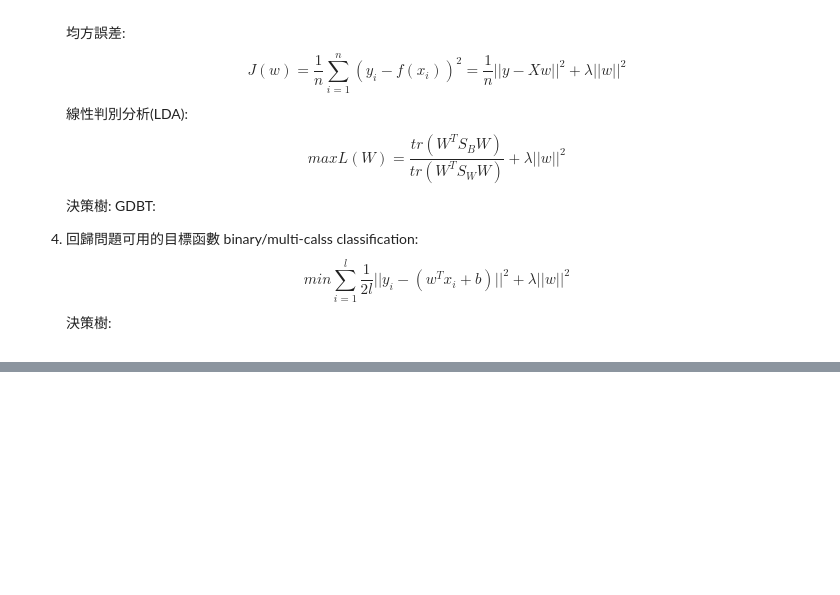
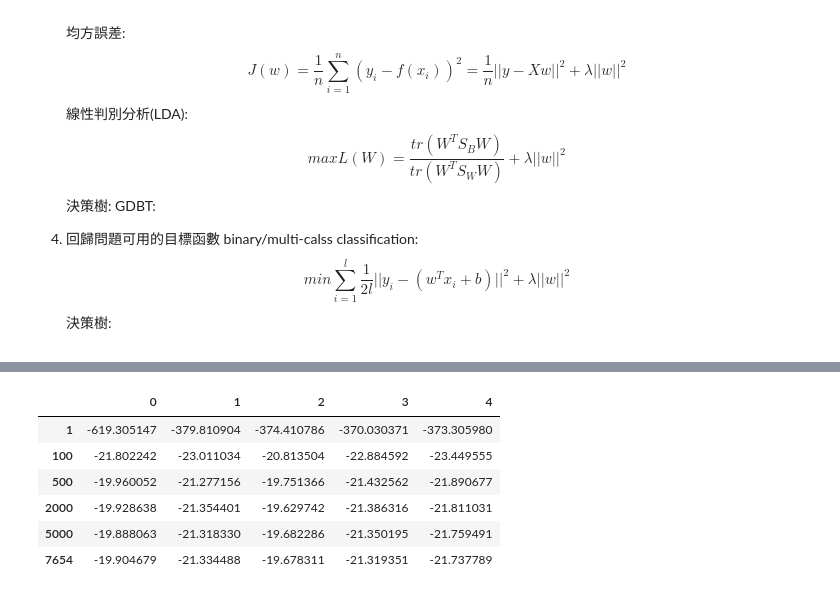
Before and after one commit to buc1107/ML100-Days, a Jupyter notebook: Homework/Day_033_HW.ipynb, the cells around one changed output, grey strips where cells are left out. Cells and saved outputs as stored; diff of their text form; code cells hidden in the pictures; blank space fills up the shorter version.

```diff
--- a/Homework/Day_033_HW.ipynb
+++ b/Homework/Day_033_HW.ipynb
@@ -41,0 +112,11 @@ ANS: The generalization ability of an algorithm to correctly estimate the answer
+# %%
+pd_valid_score = pd.DataFrame(data=validation_scores, index=train_sizes)
+pd_valid_score
+# %% [output]
+|  | 0 | 1 | 2 | 3 | 4 |
+| 1 | -619.305147 | -379.810904 | -374.410786 | -370.030371 | -373.305980 |
+| 100 | -21.802242 | -23.011034 | -20.813504 | -22.884592 | -23.449555 |
+| 500 | -19.960052 | -21.277156 | -19.751366 | -21.432562 | -21.890677 |
+| 2000 | -19.928638 | -21.354401 | -19.629742 | -21.386316 | -21.811031 |
+| 5000 | -19.888063 | -21.318330 | -19.682286 | -21.350195 | -21.759491 |
+| 7654 | -19.904679 | -21.334488 | -19.678311 | -21.319351 | -21.737789 |
```
Also changed, not shown: parts of 10 cells of this notebook, 6 other files.
